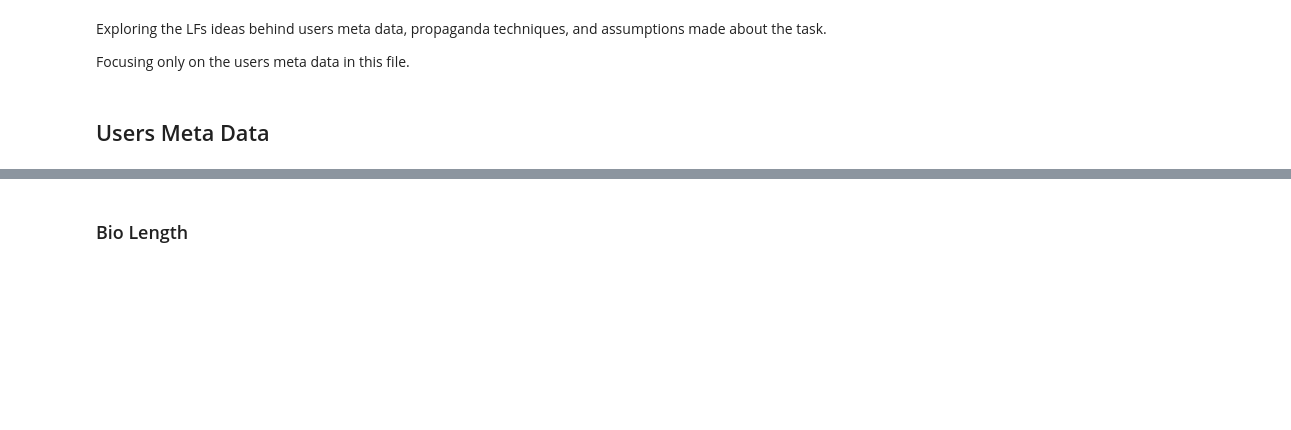
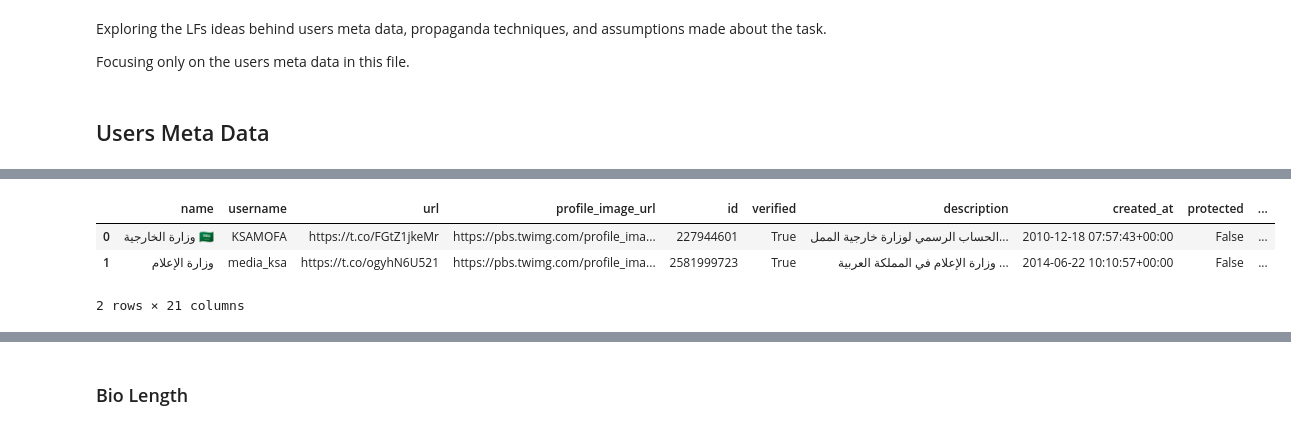
Before and after one commit to iSemantics-ai/Arabic-Propaganda-Detection, a Jupyter notebook: notebooks/lf_ideas_users.ipynb, the cells around one changed output, grey strips where cells are left out. Saved outputs shown, nothing was run; the diff lists cells and outputs as text; code cells hidden in the pictures; blank space fills up the shorter version.

```diff
--- a/notebooks/lf_ideas_users.ipynb
+++ b/notebooks/lf_ideas_users.ipynb
@@ -52,5 +56,4 @@ memory usage: 416.9+ KB
 # %%
-import glob
-
-paths = glob.glob('../data/raw/collected_gen/*/*User*.csv')
-paths
+paths = glob.glob(gen_users_data_paths)
+dfs = [pd.read_csv(f, parse_dates=["created_at"], lineterminator="\n") for f in paths]
+gen_users = pd.concat(dfs, ignore_index=True).drop_duplicates(subset=["id"])
@@ -96,3 +67,10 @@ gen_users.head()
+# %%
+gen_users.head(2)
+# %% [output]
+|  | name | username | url | profile_image_url | id | verified | description | created_at | protected | ... |
+| 0 | وزارة الخارجية 🇸🇦 | KSAMOFA | https://t.co/FGtZ1jkeMr | https://pbs.twimg.com/profile_ima... | 227944601 | True | الحساب الرسمي لوزارة خارجية الممل... | 2010-12-18 07:57:43+00:00 | False | ... |
+| 1 | وزارة الإعلام | media_ksa | https://t.co/ogyhN6U521 | https://pbs.twimg.com/profile_ima... | 2581999723 | True | وزارة الإعلام في المملكة العربية ... | 2014-06-22 10:10:57+00:00 | False | ... |
+2 rows × 21 columns
 # %%
 gen_users.info()
 # %% [output]
```
Also changed, not shown: parts of 50 cells of this notebook.
